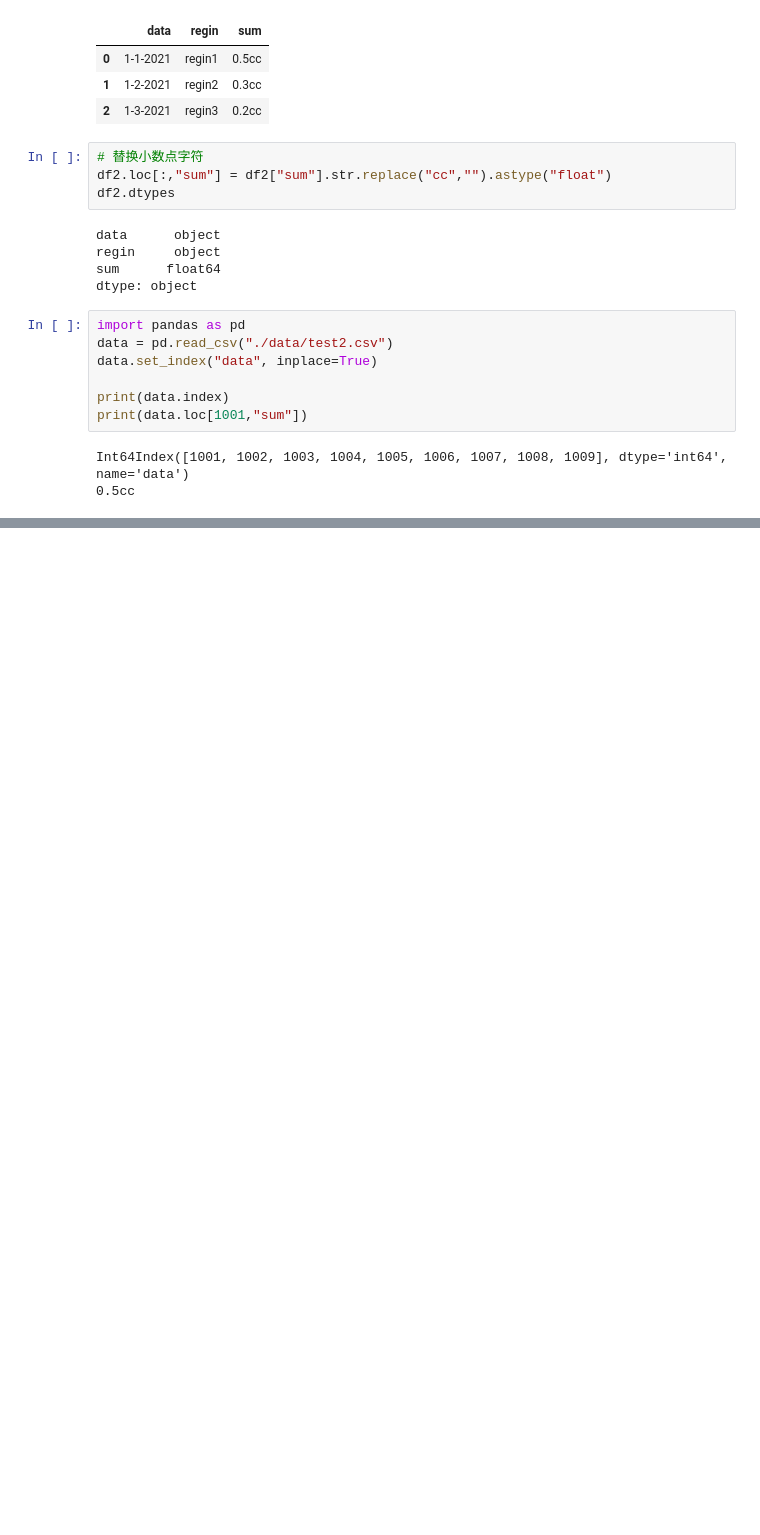
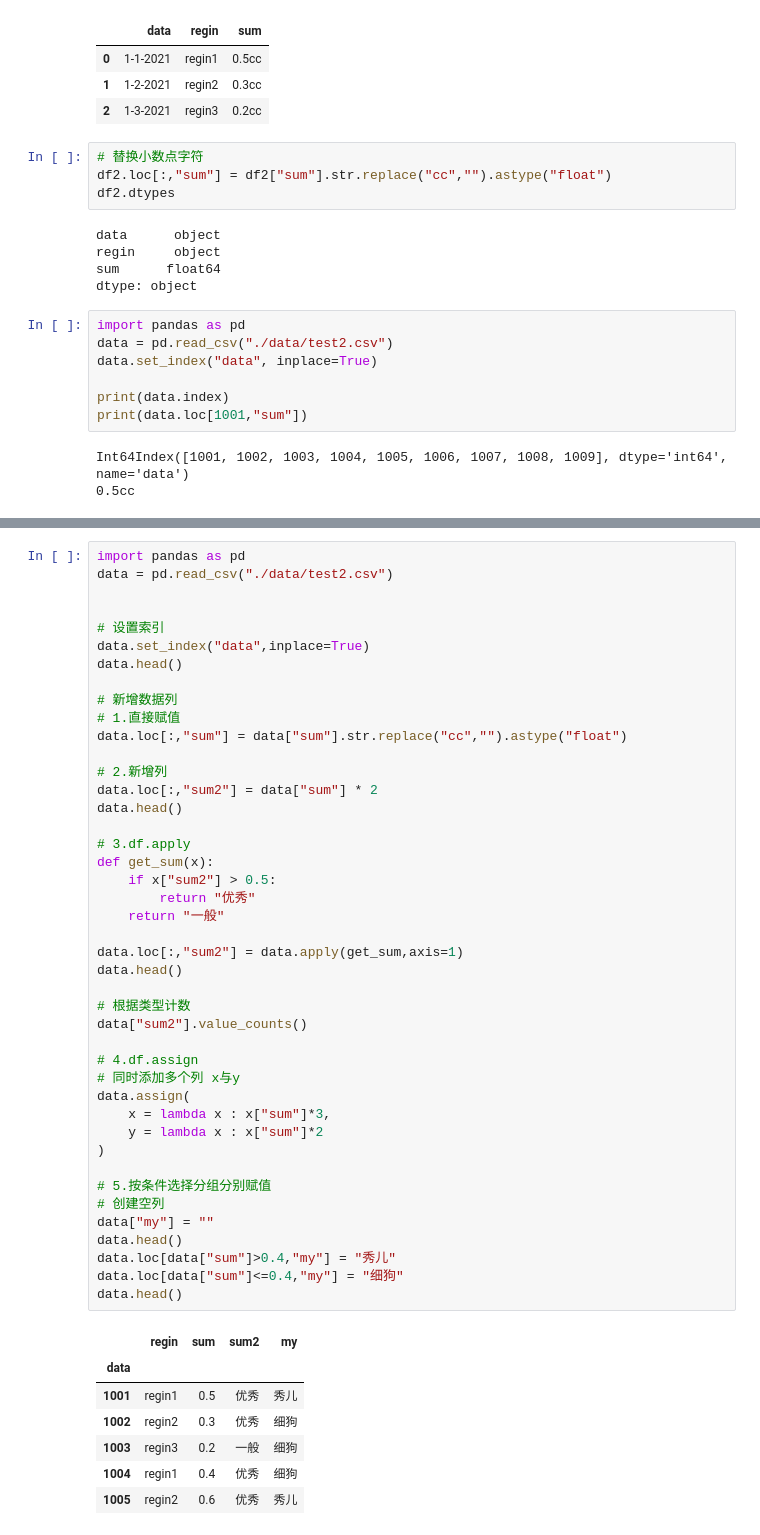
Before and after one commit to IamLph/pandas, a Jupyter notebook: pandas.ipynb, the cells around one changed output, grey strips where cells are left out. Drawn from its saved outputs; the diff is of its cells as text; blank space fills up the shorter version.

```diff
--- a/pandas.ipynb
+++ b/pandas.ipynb
@@ -262,0 +277,51 @@ data.loc
+# %%
+import pandas as pd
+data = pd.read_csv("./data/test2.csv")
+
+
+# 设置索引
+data.set_index("data",inplace=True)
+data.head()
+
+# 新增数据列
+# 1.直接赋值
+data.loc[:,"sum"] = data["sum"].str.replace("cc","").astype("float")
+
+# 2.新增列
+data.loc[:,"sum2"] = data["sum"] * 2
+data.head()
+
+# 3.df.apply
+def get_sum(x):
+    if x["sum2"] > 0.5:
+        return "优秀"
+    return "一般"
+
+data.loc[:,"sum2"] = data.apply(get_sum,axis=1)
+data.head()
+
+# 根据类型计数
+data["sum2"].value_counts()
+
+# 4.df.assign
+# 同时添加多个列 x与y
+data.assign(
+    x = lambda x : x["sum"]*3,
+    y = lambda x : x["sum"]*2
+)
+
+# 5.按条件选择分组分别赋值
+# 创建空列
+data["my"] = ""
+data.head()
+data.loc[data["sum"]>0.4,"my"] = "秀儿"
+data.loc[data["sum"]<=0.4,"my"] = "细狗"
+data.head()
+# %% [output]
+|  | regin | sum | sum2 | my |
+| data |  |  |  |  |
+| 1001 | regin1 | 0.5 | 优秀 | 秀儿 |
+| 1002 | regin2 | 0.3 | 优秀 | 细狗 |
+| 1003 | regin3 | 0.2 | 一般 | 细狗 |
+| 1004 | regin1 | 0.4 | 优秀 | 细狗 |
+| 1005 | regin2 | 0.6 | 优秀 | 秀儿 |
```
Also changed, not shown: parts of 2 cells of this notebook.
